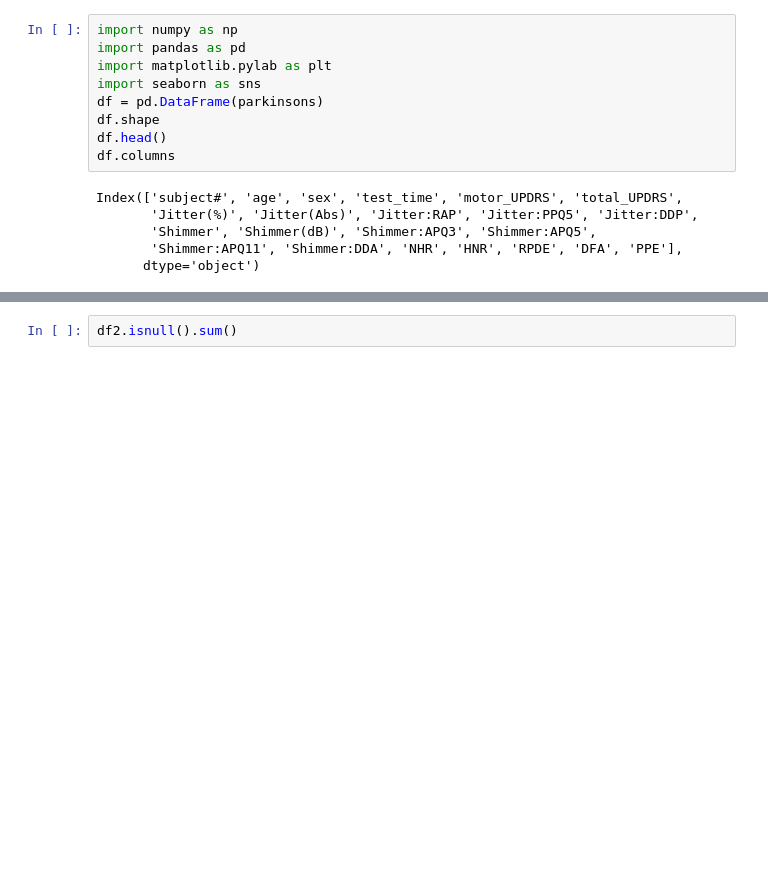
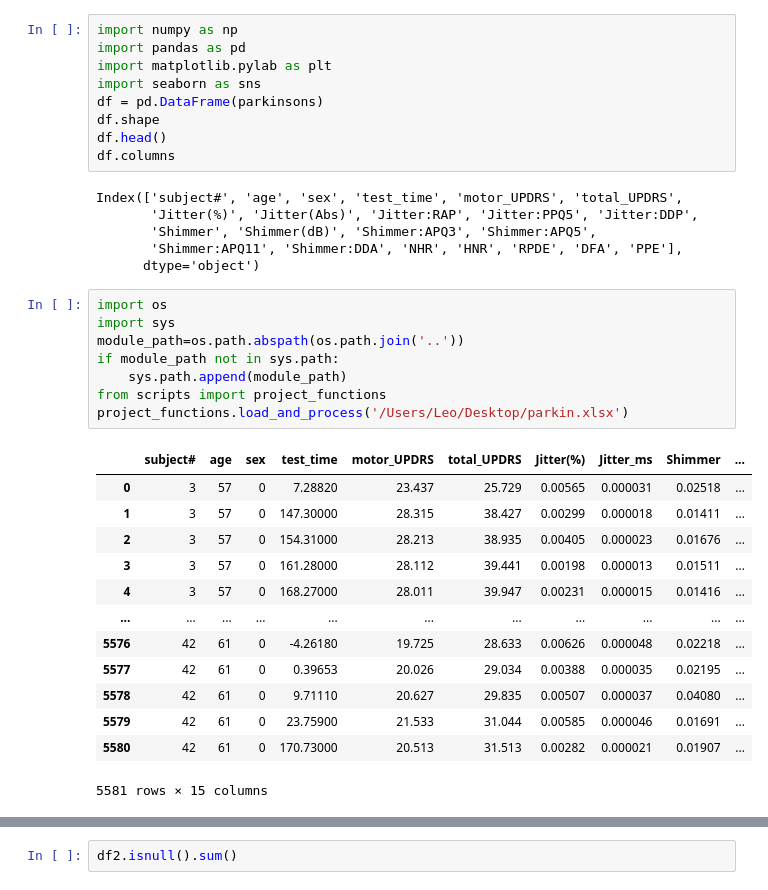
Before and after one commit to data301-2020-winter2/course-project-group_1014, a Jupyter notebook: analysis/Leo/Milestone 2.ipynb, the cells around one changed output, grey strips where cells are left out. Cells and saved outputs as stored; diff of their text form; blank space fills up the shorter version.

```diff
--- a/analysis/Leo/Milestone 2.ipynb
+++ b/analysis/Leo/Milestone 2.ipynb
@@ -40,4 +40,26 @@ Index(['subject#', 'age', 'sex', 'test_time', 'motor_UPDRS', 'total_UPDRS',
        'Shimmer', 'Shimmer(dB)', 'Shimmer:APQ3', 'Shimmer:APQ5',
        'Shimmer:APQ11', 'Shimmer:DDA', 'NHR', 'HNR', 'RPDE', 'DFA', 'PPE'],
       dtype='object')
+# %%
+import os
+import sys
+module_path=os.path.abspath(os.path.join('..'))
+if module_path not in sys.path:
+    sys.path.append(module_path)
+from scripts import project_functions
+project_functions.load_and_process('/Users/Leo/Desktop/parkin.xlsx')
+# %% [output]
+|  | subject# | age | sex | test_time | motor_UPDRS | total_UPDRS | Jitter(%) | Jitter_ms | Shimmer | ... |
+| 0 | 3 | 57 | 0 | 7.28820 | 23.437 | 25.729 | 0.00565 | 0.000031 | 0.02518 | ... |
+| 1 | 3 | 57 | 0 | 147.30000 | 28.315 | 38.427 | 0.00299 | 0.000018 | 0.01411 | ... |
+| 2 | 3 | 57 | 0 | 154.31000 | 28.213 | 38.935 | 0.00405 | 0.000023 | 0.01676 | ... |
+| 3 | 3 | 57 | 0 | 161.28000 | 28.112 | 39.441 | 0.00198 | 0.000013 | 0.01511 | ... |
+| 4 | 3 | 57 | 0 | 168.27000 | 28.011 | 39.947 | 0.00231 | 0.000015 | 0.01416 | ... |
+| ... | ... | ... | ... | ... | ... | ... | ... | ... | ... | ... |
+| 5576 | 42 | 61 | 0 | -4.26180 | 19.725 | 28.633 | 0.00626 | 0.000048 | 0.02218 | ... |
+| 5577 | 42 | 61 | 0 | 0.39653 | 20.026 | 29.034 | 0.00388 | 0.000035 | 0.02195 | ... |
+| 5578 | 42 | 61 | 0 | 9.71110 | 20.627 | 29.835 | 0.00507 | 0.000037 | 0.04080 | ... |
+| 5579 | 42 | 61 | 0 | 23.75900 | 21.533 | 31.044 | 0.00585 | 0.000046 | 0.01691 | ... |
+| 5580 | 42 | 61 | 0 | 170.73000 | 20.513 | 31.513 | 0.00282 | 0.000021 | 0.01907 | ... |
+5581 rows × 15 columns
 # %%
```
Also changed, not shown: parts of 2 cells of this notebook.
